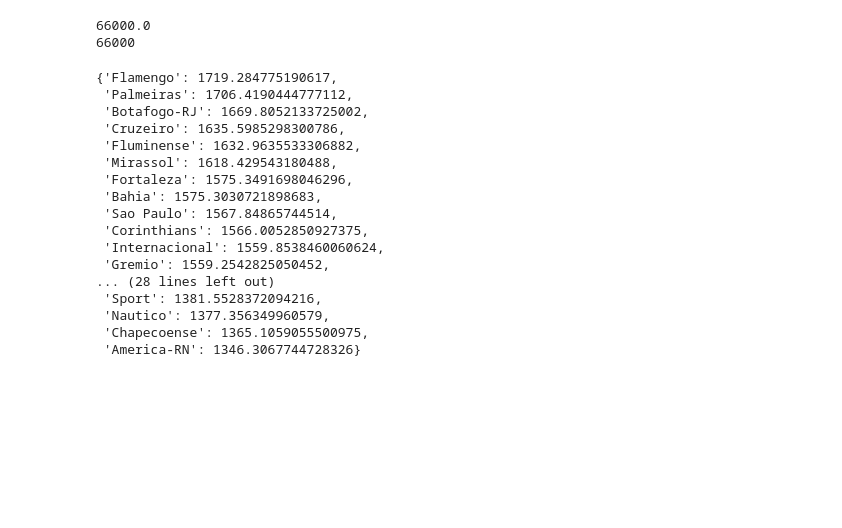
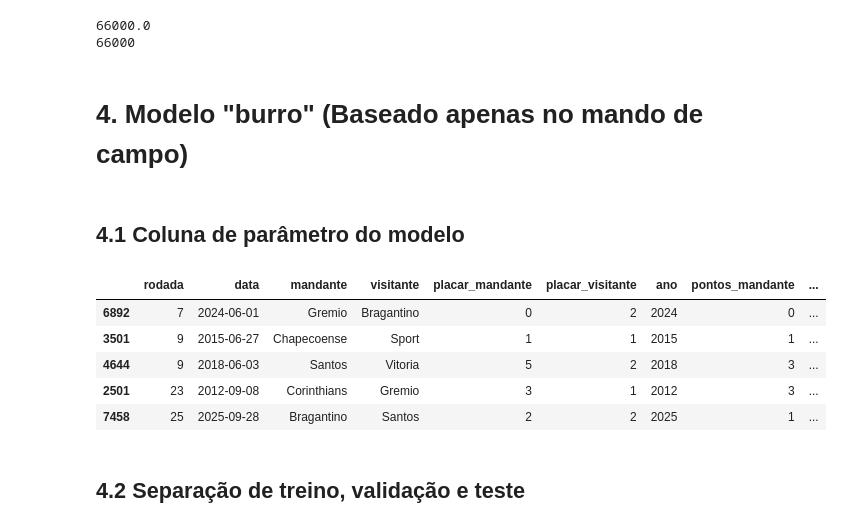
Before and after one commit to murilojusti/previsao_brasileirao, a Jupyter notebook: previsao.ipynb, the cells around one changed output. Drawn from its saved outputs; the diff is of its cells as text; code cells hidden in the pictures; blank space fills up the shorter version.

```diff
--- a/previsao.ipynb
+++ b/previsao.ipynb
@@ -327,10 +329,11 @@ def atualizar_elo_m(mandante, resultado, probabilidade_m):
 # %%
-def atualizar_elo_v(visitante, resultado, probabilidade_v):
-    return visitante + 20 * (resultado - probabilidade_v)
+def atualizar_elo_v(visitante, k, resultado, probabilidade_v):
+    return visitante + k * (resultado - probabilidade_v)
 # %% [markdown]
 ## 3.3 Loop de cálculo do elo em cada jogo
 # %%
 h = 100
+k = 10
 # %%
 # Criando dicionário que guarda o elo de cada time
 elo = {}
@@ -355,8 +358,8 @@ for jogo in df.itertuples():
     prob_v = prob_esperada_v(elo_v, elo_m, h)
 
     # Usa a função que atualiza o elo da equipe baseado no resultado real da partida
-    novo_elo_m = atualizar_elo_m(elo_m, jogo.resultado_elo_mandante, prob_m)
-    novo_elo_v = atualizar_elo_v(elo_v, jogo.resultado_elo_visitante, prob_v)
+    novo_elo_m = atualizar_elo_m(elo_m, k, jogo.resultado_elo_mandante, prob_m)
+    novo_elo_v = atualizar_elo_v(elo_v, k, jogo.resultado_elo_visitante, prob_v)
 
     # Atualiza o dicionário com o novo elo do time
     elo[jogo.mandante] = novo_elo_m
@@ -372,24 +375,21 @@ print(1500*len(elo))
 # %% [output]
 66000.0
 66000
-# %%
-# Resultado final do elo de cada time633
-dict(sorted(elo.items(), key=lambda item: item[1], reverse=True))
-# %% [output]
-{'Flamengo': 1719.284775190617,
- 'Palmeiras': 1706.4190444777112,
- 'Botafogo-RJ': 1669.8052133725002,
- 'Cruzeiro': 1635.5985298300786,
- 'Fluminense': 1632.9635533306882,
- 'Mirassol': 1618.429543180488,
- 'Fortaleza': 1575.3491698046296,
- 'Bahia': 1575.3030721898683,
- 'Sao Paulo': 1567.84865744514,
- 'Corinthians': 1566.0052850927375,
- 'Internacional': 1559.8538460060624,
- 'Gremio': 1559.2542825050452,
-... (28 lines left out)
- 'Sport': 1381.5528372094216,
- 'Nautico': 1377.356349960579,
- 'Chapecoense': 1365.1059055500975,
- 'America-RN': 1346.3067744728326}
+# %% [markdown]
+# 4. Modelo "burro" (Baseado apenas no mando de campo)
+# %% [markdown]
+## 4.1 Coluna de parâmetro do modelo
+# %%
+# Criando coluna com a diferença de elo de cada time naquele determinado jogo
+df['diff_elo'] = df.elo_mandante_antes - df.elo_visitante_antes
+# %%
+df.sample(5)
+# %% [output]
+|  | rodada | data | mandante | visitante | placar_mandante | placar_visitante | ano | pontos_mandante | ... |
+| 6892 | 7 | 2024-06-01 | Gremio | Bragantino | 0 | 2 | 2024 | 0 | ... |
+| 3501 | 9 | 2015-06-27 | Chapecoense | Sport | 1 | 1 | 2015 | 1 | ... |
+| 4644 | 9 | 2018-06-03 | Santos | Vitoria | 5 | 2 | 2018 | 3 | ... |
+| 2501 | 23 | 2012-09-08 | Corinthians | Gremio | 3 | 1 | 2012 | 3 | ... |
+| 7458 | 25 | 2025-09-28 | Bragantino | Santos | 2 | 2 | 2025 | 1 | ... |
+# %% [markdown]
+## 4.2 Separação de treino, validação e teste
```
Also changed, not shown: parts of 21 cells of this notebook.
